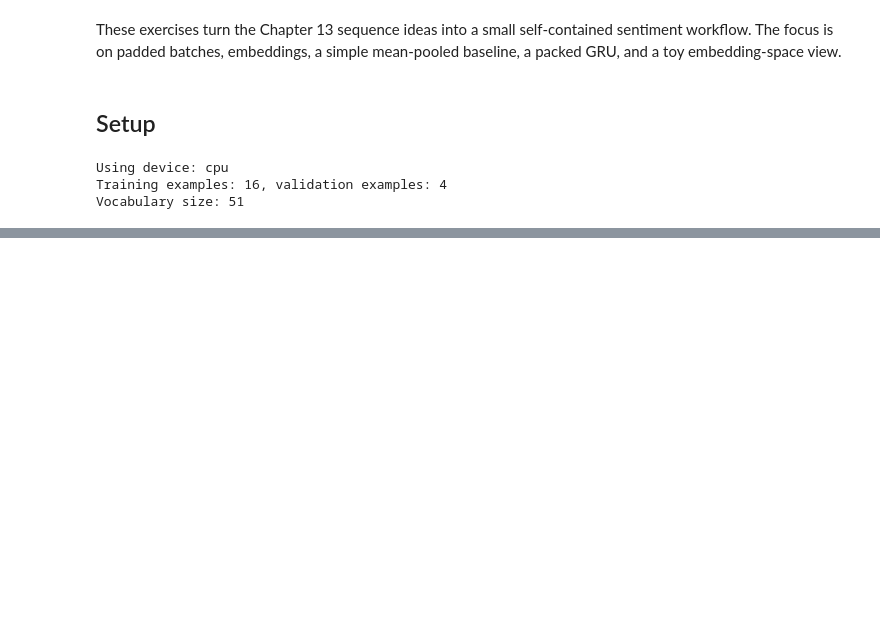
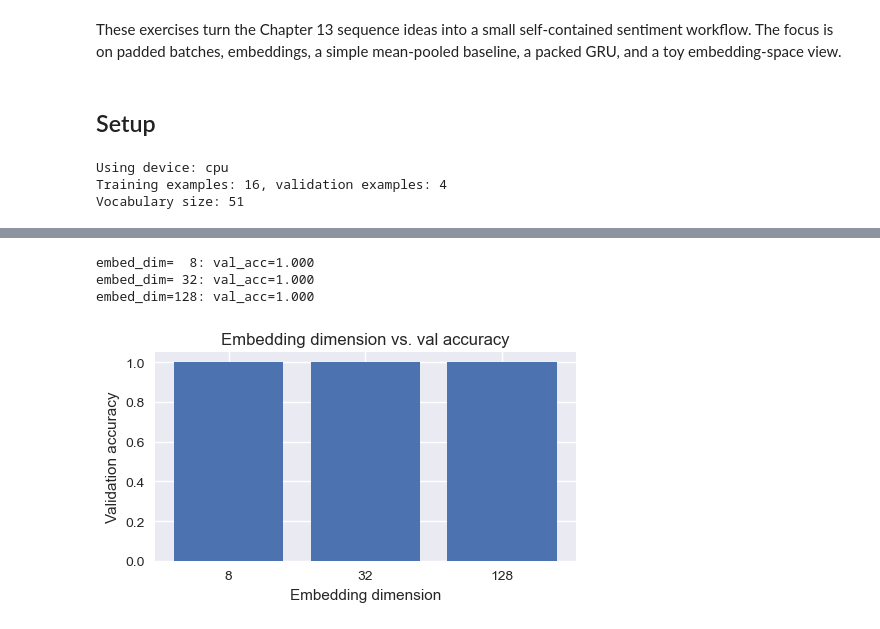
Before and after one commit to FranQuant/pytorch_dl_apps, a Jupyter notebook: part3_practice/exercises_challenges/exercises_ch_13.ipynb, the cells around one changed output, grey strips where cells are left out. Saved outputs shown, nothing was run; the diff lists cells and outputs as text; code cells hidden in the pictures; blank space fills up the shorter version.

Commit message:
ex13: replace duplicate exercises with vocab robustness, embed dim sweep, biGRU, attention pooling

```diff
--- a/part3_practice/exercises_challenges/exercises_ch_13.ipynb
+++ b/part3_practice/exercises_challenges/exercises_ch_13.ipynb
@@ -174,20 +169,0 @@ Encode a few short sentences, pad them into one batch, and inspect the sequence
-# %%
-demo_batch = [
-    train_examples[0],
-    train_examples[1],
-    val_examples[1],
-]
-
-padded, lengths, labels = collate_batch(demo_batch)
-for (text, label), ids, length in zip(demo_batch, padded.tolist(), lengths.tolist()):
-    print(f"Text: {text}")
-    print(f"Tokens: {tokenize(text)}")
-    print(f"Encoded ids: {ids[:length]}")
-    print(f"Length: {length}, label: {label}")
-    print()
-
-print(f"Padded batch shape: {tuple(padded.shape)}")
-print(f"Sequence lengths: {lengths.tolist()}")
-print(padded)
-print()
-print("Takeaway: padding lets one batch share a rectangular tensor, while the length tensor keeps track of the real sequence for each example.")
@@ -266,0 +249,27 @@ Train a small GRU classifier with `pack_padded_sequence` and compare it with the
+# %%
+embed_dims = [8, 32, 128]
+dim_results = {}
+
+for dim in embed_dims:
+    set_seed(42)
+    model = MeanEmbeddingClassifier(len(vocab), embed_dim=dim).to(device)
+    fit_classifier(model, train_loader, val_loader, epochs=20, lr=0.03)
+    _, val_acc = evaluate_classifier(model, val_loader)
+    dim_results[dim] = val_acc
+    print(f"embed_dim={dim:>3}: val_acc={val_acc:.3f}")
+
+fig, ax = plt.subplots(figsize=(5, 3))
+ax.bar([str(d) for d in embed_dims],
+       [dim_results[d] for d in embed_dims],
+       color="#4C72B0")
+ax.set_ylim(0, 1.05)
+ax.set_xlabel("Embedding dimension")
+ax.set_ylabel("Validation accuracy")
+ax.set_title("Embedding dimension vs. val accuracy")
+plt.tight_layout()
+plt.show()
+# %% [output]
+embed_dim=  8: val_acc=1.000
+embed_dim= 32: val_acc=1.000
+embed_dim=128: val_acc=1.000
+[figure, added]
```
Also changed, not shown: parts of 18 cells of this notebook.
